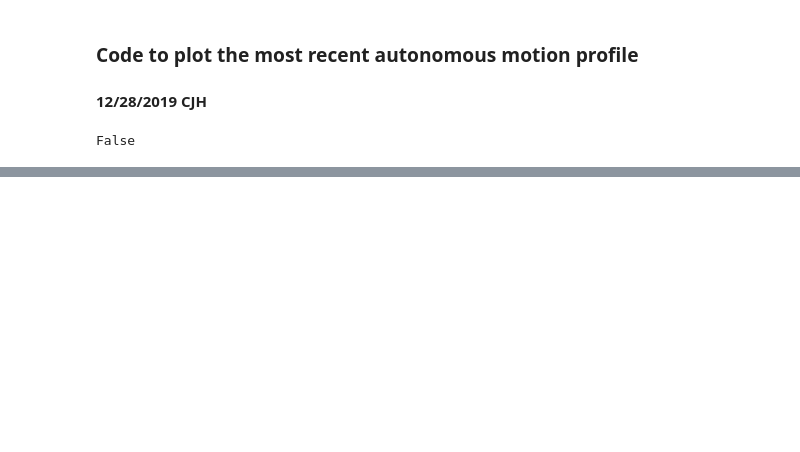
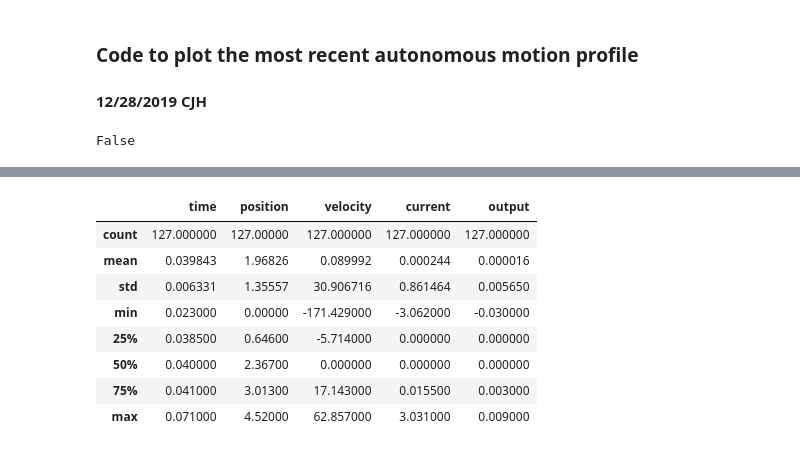
Before and after one commit to aesatchien/FRC2429_2020, a Jupyter notebook: notebooks/autonomous_plot.ipynb, the cells around one changed output, grey strips where cells are left out. Cells and saved outputs as stored; diff of their text form; code cells hidden in the pictures; blank space fills up the shorter version.

```diff
--- a/notebooks/autonomous_plot.ipynb
+++ b/notebooks/autonomous_plot.ipynb
@@ -61,0 +110,12 @@ plt.show()
+# %%
+df.diff().describe()
+# %% [output]
+|  | time | position | velocity | current | output |
+| count | 127.000000 | 127.00000 | 127.000000 | 127.000000 | 127.000000 |
+| mean | 0.039843 | 1.96826 | 0.089992 | 0.000244 | 0.000016 |
+| std | 0.006331 | 1.35557 | 30.906716 | 0.861464 | 0.005650 |
+| min | 0.023000 | 0.00000 | -171.429000 | -3.062000 | -0.030000 |
+| 25% | 0.038500 | 0.64600 | -5.714000 | 0.000000 | 0.000000 |
+| 50% | 0.040000 | 2.36700 | 0.000000 | 0.000000 | 0.000000 |
+| 75% | 0.041000 | 3.01300 | 17.143000 | 0.015500 | 0.003000 |
+| max | 0.071000 | 4.52000 | 62.857000 | 3.031000 | 0.009000 |
```
Also changed, not shown: parts of 6 cells of this notebook.
